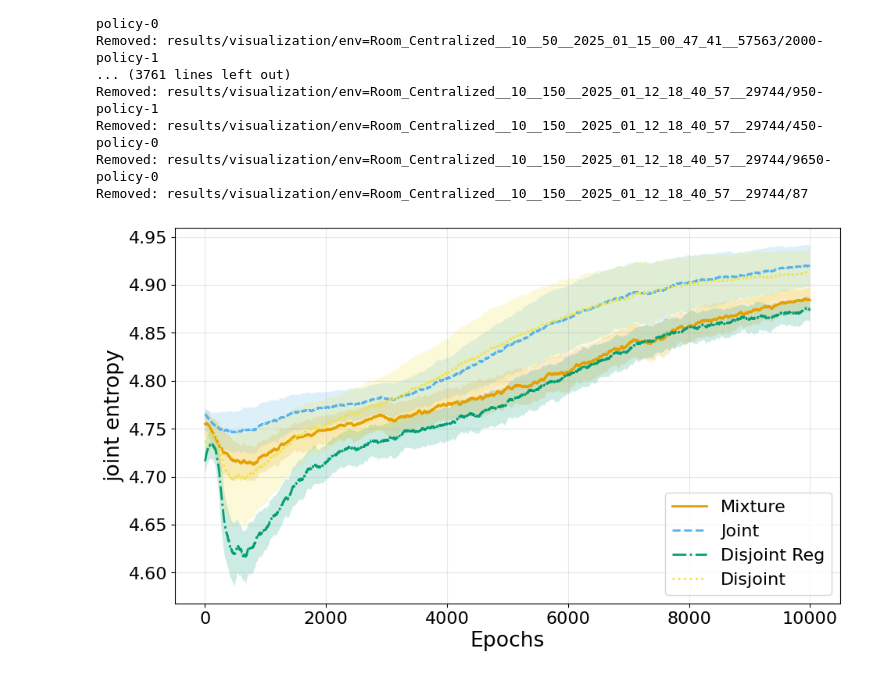
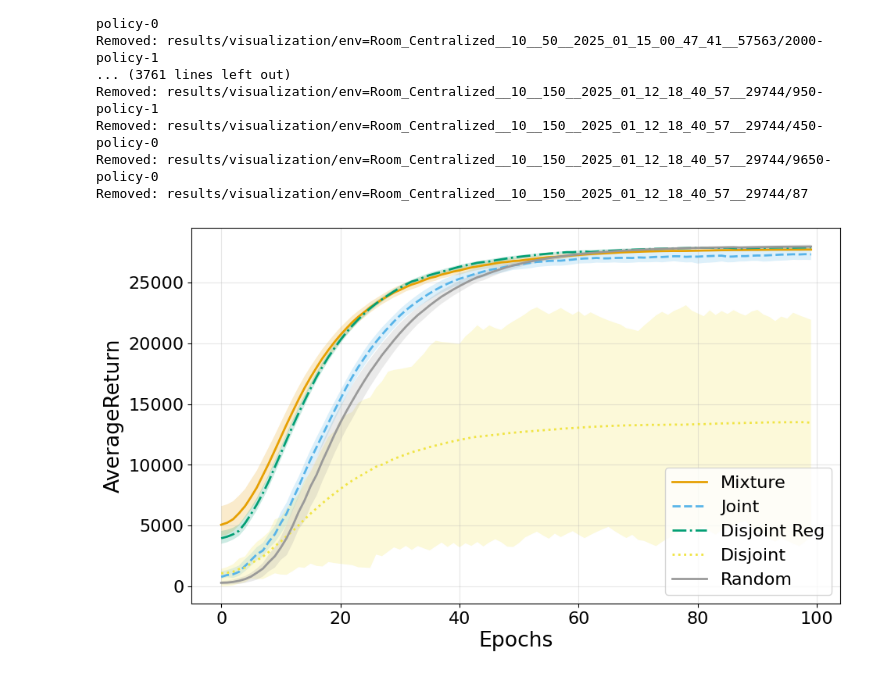
Before and after one commit to RiccZamboni/mepol, a Jupyter notebook: plotting.ipynb, the cells around one changed output. Drawn from its saved outputs; the diff is of its cells as text; code cells hidden in the pictures.

```diff
--- a/plotting.ipynb
+++ b/plotting.ipynb
@@ -85,8 +84,9 @@ def exponential_moving_average(data, alpha=0.6):
         smoothed[t] = alpha * data[t] + (1 - alpha) * smoothed[t - 1]
     return smoothed
 # %%
+# Removing Numbered Files
 # Base directory containing the folders
-base_dir = "results/visualization/"
+base_dir = "results/visualization/goal_rl/T150/"
 
 # Loop through all folders in the base directory
 for folder in os.listdir(base_dir):
@@ -119,6 +119,8 @@ Removed: results/visualization/env=Room_Centralized__10__150__2025_01_12_18_40_5
 Removed: results/visualization/env=Room_Centralized__10__150__2025_01_12_18_40_57__29744/9650-policy-0
 Removed: results/visualization/env=Room_Centralized__10__150__2025_01_12_18_40_57__29744/87
 # %%
+# Removing not Room.csv files
+base_dir = "results/visualization/goal_rl/T150/"
 # Loop through all folders in the base directory
 for folder in os.listdir(base_dir):
     folder_path = os.path.join(base_dir, folder)
@@ -134,6 +136,8 @@ for folder in os.listdir(base_dir):
             os.remove(file_path)
             print(f"Removed: {file_path}")
 # %%
+# Renaming Files as Folders
+base_dir = "results/visualization/goal_rl/T150/"
 # Loop through all folders in the base directory
 for folder in os.listdir(base_dir):
     folder_path = os.path.join(base_dir, folder)
@@ -191,21 +246,17 @@ for folder in os.listdir(base_dir):
                     print(f"Renamed: {file_path} -> {new_file_path}")
                     break
 # %%
+# Creating Data Structure For Plotting
 t_lenght = 150
 exp_name = "T" + f"{t_lenght}"
-plotting_curve = "entropy A1"
+plotting_curve = "AverageReturn" # joint entropy, mixture entropy, entropy A1, entropy A2
 
 # Base directory containing the folders
-base_dir = f"results/visualization/{exp_name}"
+base_dir = f"results/visualization/goal_rl/{exp_name}"
 
 # Define the prefixes to look for
-prefixes = [
-    "Room_env=Room_Centralized_MI",
-    "Room_env=Room_Centralized",
-    "Room_env=Room_Decentralized_KL",
-    "Room_env=Room_Decentralized",
-]
-
+prefixes = ["MI_Centralized", "Centralized", "KL_Decentralized", "Decentralized", "RandomInit",]
+# prefixes = ["Room_env=Room_MI_Centralized", "Room_env=Room_Centralized", "Room_env=Room_KL_Decentralized", "Room_env=Room_Decentralized"]
 # Dictionary to store data for each prefix
 data_by_prefix = {prefix: [] for prefix in prefixes}
 
@@ -238,36 +289,37 @@ for prefix, data in data_by_prefix.items():
 # %%
 # Blue scale color palette
 
-colorblind_palette = ['#E69F00', '#56B4E9', '#009E73', '#F0E442']
-line_styles = ['-', '--', '-.', ':']  # Line styles for differentiation
-legend_prefixes = ["Mixture", "Joint", "Disjoint Reg", "Disjoint"]
+colorblind_palette = ['#E69F00', '#56B4E9', '#009E73', '#F0E442', '#999999']
+line_styles = ['-', '--', '-.', ':', "-"]  # Line styles for differentiation
+# legend_prefixes = ["Mixture", "Joint", "Disjoint Reg", "Disjoint", "RandomInit"]
+legend_prefixes = [ "Mixture", "Joint", "Disjoint Reg", "Disjoint",  "Random"]
 
 # Set color and line style cycler
 plt.rc('axes', prop_cycle=(cycler(color=colorblind_palette) + cycler(linestyle=line_styles)))
 
 
 # Plot the results
 plt.figure(figsize=(10, 6))
 
 for (prefix, stats), label in zip(results.items(),legend_prefixes) :
     x = np.arange(len(stats["means"]))
 
     # Evaluate splines at finer x points
-    mean_smooth = exponential_moving_average(stats["means"], alpha=0.01)
-    lower_ci_smooth = exponential_moving_average(stats["lower_ci"], alpha=0.01)
-    upper_ci_smooth = exponential_moving_average(stats["upper_ci"], alpha=0.01)
+    mean_smooth = exponential_moving_average(stats["means"], alpha=0.1)
+    lower_ci_smooth = exponential_moving_average(stats["lower_ci"], alpha=0.1)
+    upper_ci_smooth = exponential_moving_average(stats["upper_ci"], alpha=0.1)
 
     # Plot smoothed mean and confidence intervals
     plt.plot(x, mean_smooth, label=label, linewidth=2, alpha=0.99)
     plt.fill_between(x, lower_ci_smooth, upper_ci_smooth, alpha=0.2)
 
 # plt.title("Performance", fontsize=14)
 plt.xlabel("Epochs")
 plt.ylabel(plotting_curve)
 plt.legend(loc="lower right")
 plt.grid(alpha=0.3)
 plt.tight_layout()
 plt.savefig(f"{base_dir}/{plotting_curve}.pdf", format="pdf", dpi=300)
 plt.show()
 # %% [output]
-[figure, old version]
+[figure, new version]
```
Also changed, not shown: parts of 4 cells of this notebook, 8 other files.
